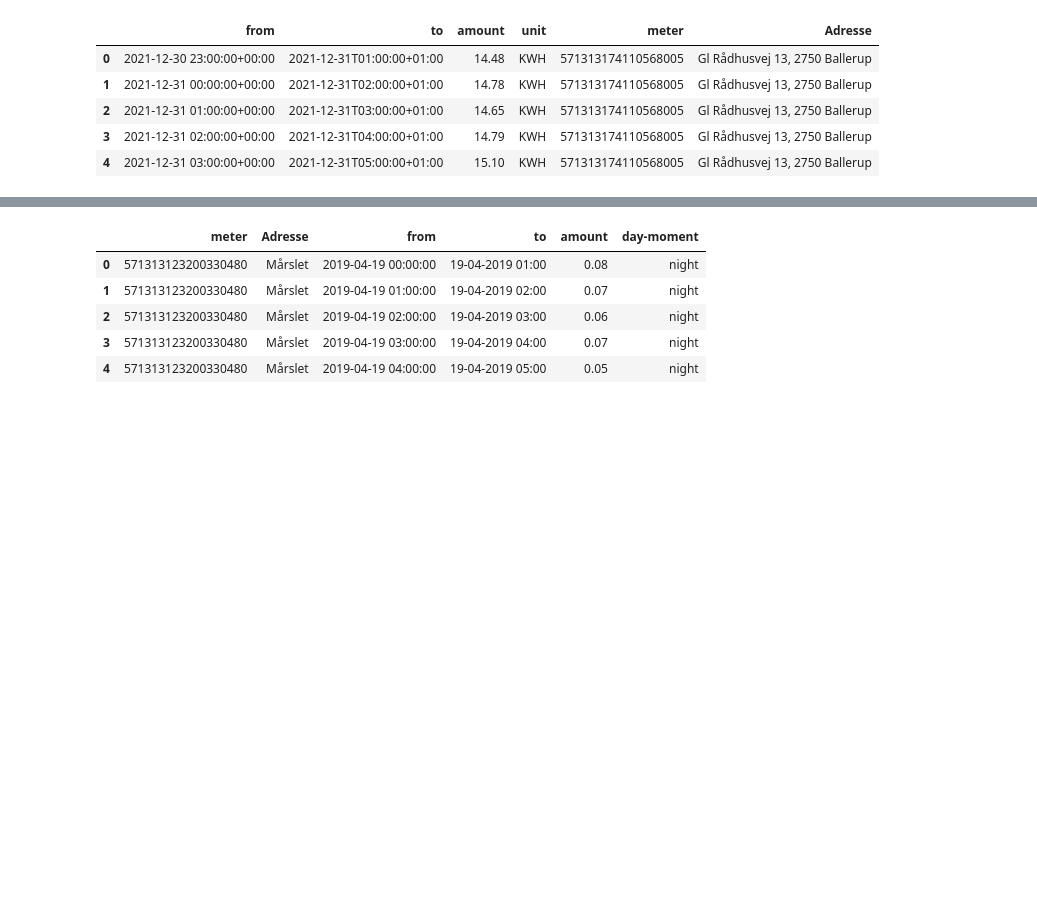
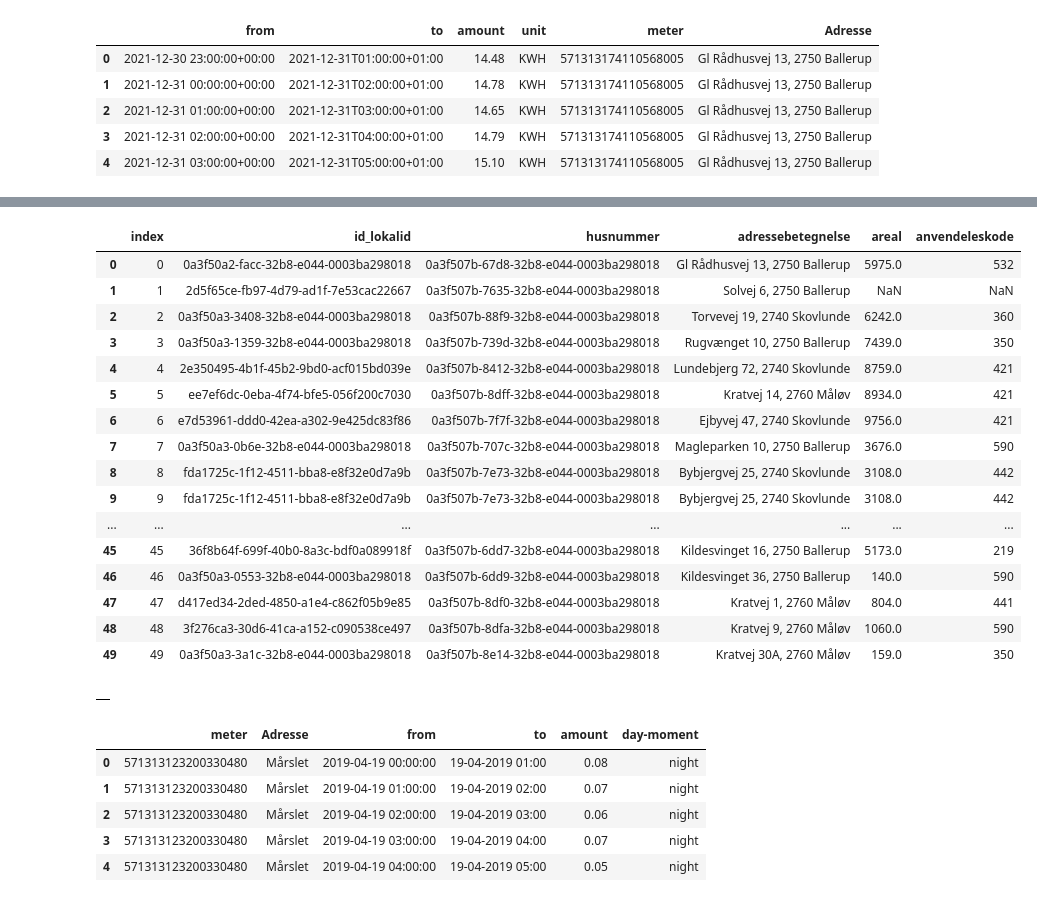
Before and after one commit to Mikkel-schmidt/El, a Jupyter notebook: Code2/Hent_data.ipynb, the cells around one changed output, grey strips where cells are left out. Cells and saved outputs as stored; diff of their text form; code cells hidden in the pictures; blank space fills up the shorter version.

```diff
--- a/Code2/Hent_data.ipynb
+++ b/Code2/Hent_data.ipynb
@@ -342,0 +437,2 @@ dfff.head()
+# %%
+csv, df = BBR_api(df_besp)
@@ -343,3 +457,27 @@ dfff.head()
+# %%
+csv.head(50)
+# %% [output]
+|  | index | id_lokalid | husnummer | adressebetegnelse | areal | anvendeleskode |
+| 0 | 0 | 0a3f50a2-facc-32b8-e044-0003ba298018 | 0a3f507b-67d8-32b8-e044-0003ba298018 | Gl Rådhusvej 13, 2750 Ballerup | 5975.0 | 532 |
+| 1 | 1 | 2d5f65ce-fb97-4d79-ad1f-7e53cac22667 | 0a3f507b-7635-32b8-e044-0003ba298018 | Solvej 6, 2750 Ballerup | NaN | NaN |
+| 2 | 2 | 0a3f50a3-3408-32b8-e044-0003ba298018 | 0a3f507b-88f9-32b8-e044-0003ba298018 | Torvevej 19, 2740 Skovlunde | 6242.0 | 360 |
+| 3 | 3 | 0a3f50a3-1359-32b8-e044-0003ba298018 | 0a3f507b-739d-32b8-e044-0003ba298018 | Rugvænget 10, 2750 Ballerup | 7439.0 | 350 |
+| 4 | 4 | 2e350495-4b1f-45b2-9bd0-acf015bd039e | 0a3f507b-8412-32b8-e044-0003ba298018 | Lundebjerg 72, 2740 Skovlunde | 8759.0 | 421 |
+| 5 | 5 | ee7ef6dc-0eba-4f74-bfe5-056f200c7030 | 0a3f507b-8dff-32b8-e044-0003ba298018 | Kratvej 14, 2760 Måløv | 8934.0 | 421 |
+| 6 | 6 | e7d53961-ddd0-42ea-a302-9e425dc83f86 | 0a3f507b-7f7f-32b8-e044-0003ba298018 | Ejbyvej 47, 2740 Skovlunde | 9756.0 | 421 |
+| 7 | 7 | 0a3f50a3-0b6e-32b8-e044-0003ba298018 | 0a3f507b-707c-32b8-e044-0003ba298018 | Magleparken 10, 2750 Ballerup | 3676.0 | 590 |
+| 8 | 8 | fda1725c-1f12-4511-bba8-e8f32e0d7a9b | 0a3f507b-7e73-32b8-e044-0003ba298018 | Bybjergvej 25, 2740 Skovlunde | 3108.0 | 442 |
+| 9 | 9 | fda1725c-1f12-4511-bba8-e8f32e0d7a9b | 0a3f507b-7e73-32b8-e044-0003ba298018 | Bybjergvej 25, 2740 Skovlunde | 3108.0 | 442 |
+| ... | ... | ... | ... | ... | ... | ... |
+| 45 | 45 | 36f8b64f-699f-40b0-8a3c-bdf0a089918f | 0a3f507b-6dd7-32b8-e044-0003ba298018 | Kildesvinget 16, 2750 Ballerup | 5173.0 | 219 |
+| 46 | 46 | 0a3f50a3-0553-32b8-e044-0003ba298018 | 0a3f507b-6dd9-32b8-e044-0003ba298018 | Kildesvinget 36, 2750 Ballerup | 140.0 | 590 |
+| 47 | 47 | d417ed34-2ded-4850-a1e4-c862f05b9e85 | 0a3f507b-8df0-32b8-e044-0003ba298018 | Kratvej 1, 2760 Måløv | 804.0 | 441 |
+| 48 | 48 | 3f276ca3-30d6-41ca-a152-c090538ce497 | 0a3f507b-8dfa-32b8-e044-0003ba298018 | Kratvej 9, 2760 Måløv | 1060.0 | 590 |
+| 49 | 49 | 0a3f50a3-3a1c-32b8-e044-0003ba298018 | 0a3f507b-8e14-32b8-e044-0003ba298018 | Kratvej 30A, 2760 Måløv | 159.0 | 350 |
+# %%
+df.head()
+# %% [output]
+|  |
 # %%
 data = pd.read_csv('../MeteringPoints.csv', sep=';')
 data2 = pd.read_csv('../Meterdata.csv', sep=';')
```
Also changed, not shown: parts of 13 cells of this notebook, 2 other files.
